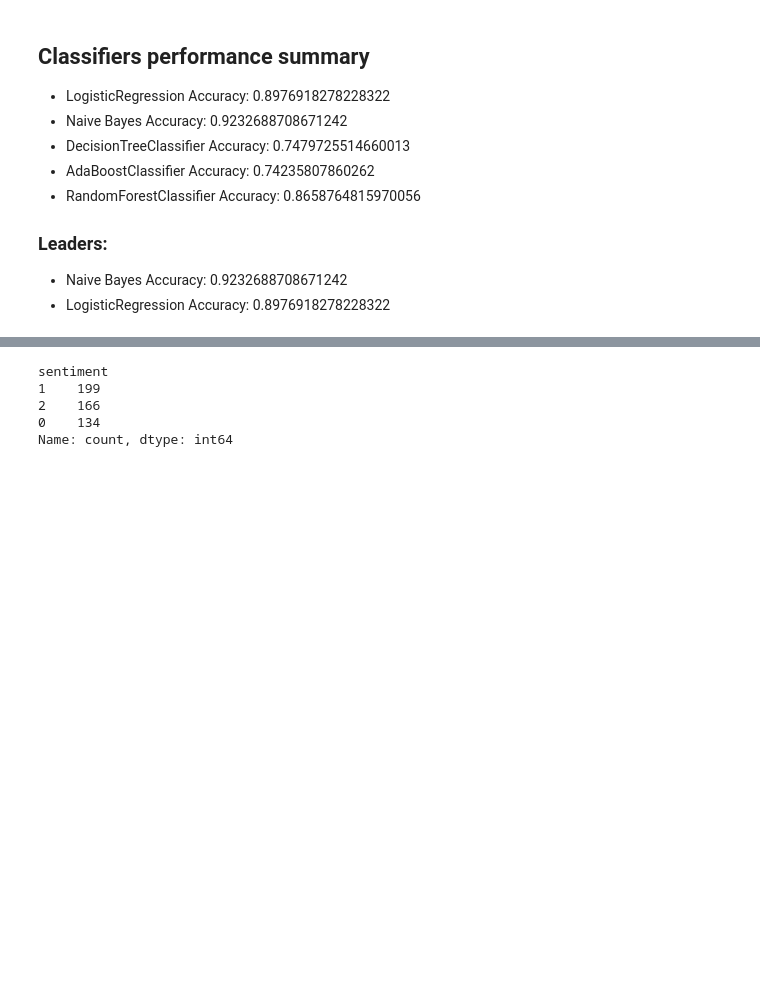
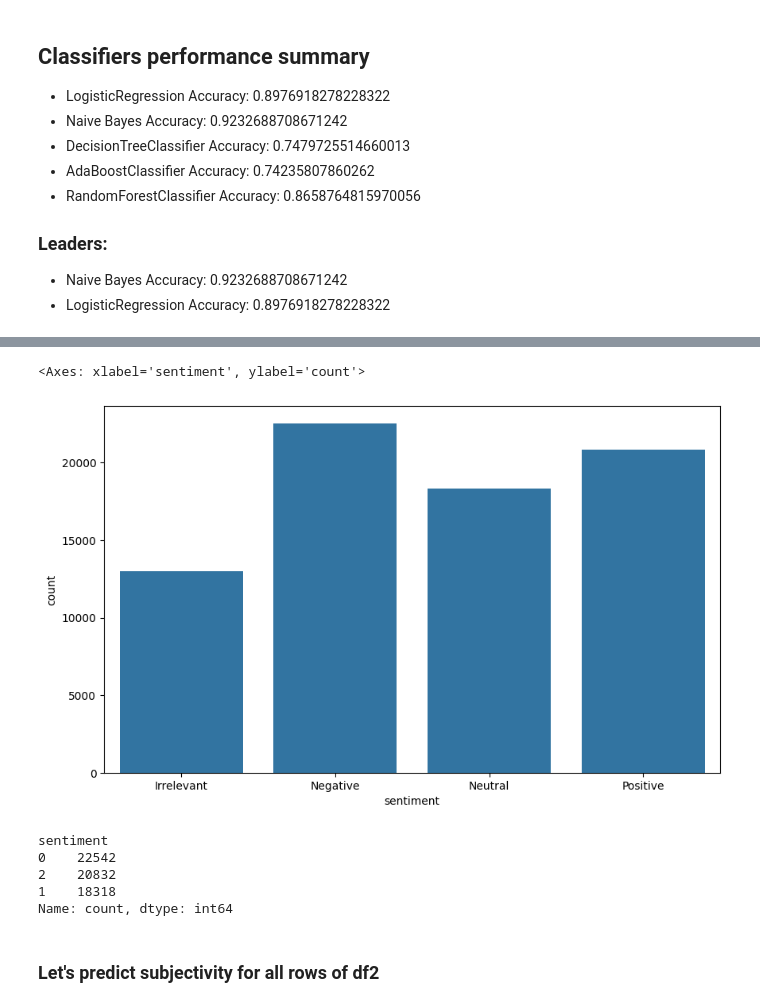
Before and after one commit to dmytrovoytko/ml-sentiment-analysis-lstm, a Jupyter notebook: sentiment_analysis_subjectivity_positivity.ipynb, the cells around one changed output, grey strips where cells are left out. Drawn from its saved outputs; the diff is of its cells as text; code cells hidden in the pictures; blank space fills up the shorter version.

```diff
--- a/sentiment_analysis_subjectivity_positivity.ipynb
+++ b/sentiment_analysis_subjectivity_positivity.ipynb
@@ -844,26 +851,5 @@ resident evil may be brain dead but it's great popcorn entertainment nonetheless
 # %%
-from settings import DATA_FILE2
-from preprocess import load_data
-# test_file = TEST_FILE3
-test_file = DATA_FILE2
-df = load_data(test_file)
-df.columns = df.columns.str.replace(TARGET, 'positivity')
-# df[TARGET] = 0
+df2 = load_dataset('twitter_training.csv')
+CLASSES_NUM = 3
 
-df.head()
-
-DATA_DIR = './data/'
-
-df0 = pd.read_csv(f'{DATA_DIR}polarity-subjectivity2.csv') # rt-polarity_train subjectivity_train sentiment_analysis
-print('Total records:', df0.shape[0])
-
-selected_columns = ['text', 'positivity', 'subjectivity']
-
-df = df0[selected_columns]
-df.info()
-
-print('\nWithout nulls')
-df = df.dropna()
-print(df.describe().T)
-
-print(df.head())
+df2
@@ -870,15 +882,23 @@ print(df.head())
+# %%
+import matplotlib.pyplot as plt
+import seaborn as sns
+
+fig, ax1 = plt.subplots(figsize=(10, 6))
+sns.countplot(x='sentiment', data=df2.sort_values(by=[TARGET], ascending=True), ax=ax1)
+# %% [output]
+<Axes: xlabel='sentiment', ylabel='count'>
+[figure, added]
 # %%
+# Let's encode labels
 
-# df.loc[df[target] == 'Objective', target] = 0
-# df.loc[df[target] == 'Subjective', target] = 1
-df.loc[df[target] == 'negative', target] = 0
-df.loc[df[target] == 'neutral', target] = 1
-df.loc[df[target] == 'positive', target] = 2
-df = df[df[target].isin([0, 1, 2])] # dropping the rest
-df[target].value_counts()
+df2.loc[df2[TARGET] == 'Negative', TARGET] = 0
+df2.loc[df2[TARGET] == 'Neutral', TARGET] = 1
+df2.loc[df2[TARGET] == 'Positive', TARGET] = 2
+df2 = df2[df2[TARGET].isin([0, 1, 2])] # dropping the rest
+df2[TARGET].value_counts()
 # %% [output]
 sentiment
-1    199
-2    166
-0    134
+0    22542
+2    20832
+1    18318
 Name: count, dtype: int64
@@ -884,0 +911,2 @@ Name: count, dtype: int64
+# %% [markdown]
+### Let's predict subjectivity for all rows of df2
```
Also changed, not shown: parts of 43 cells of this notebook.
